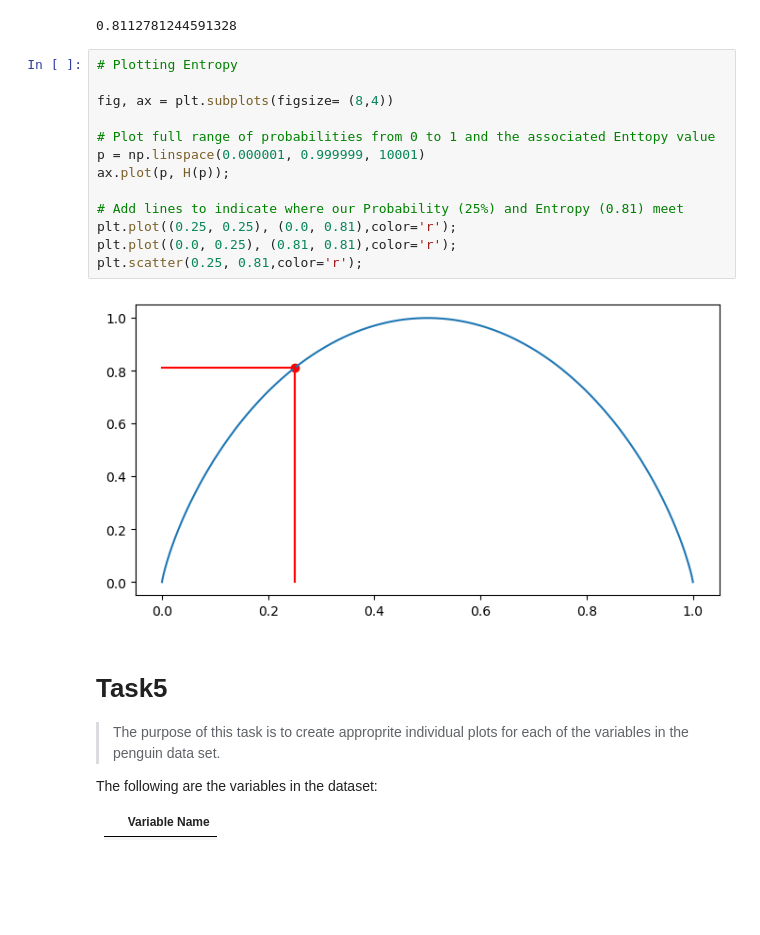
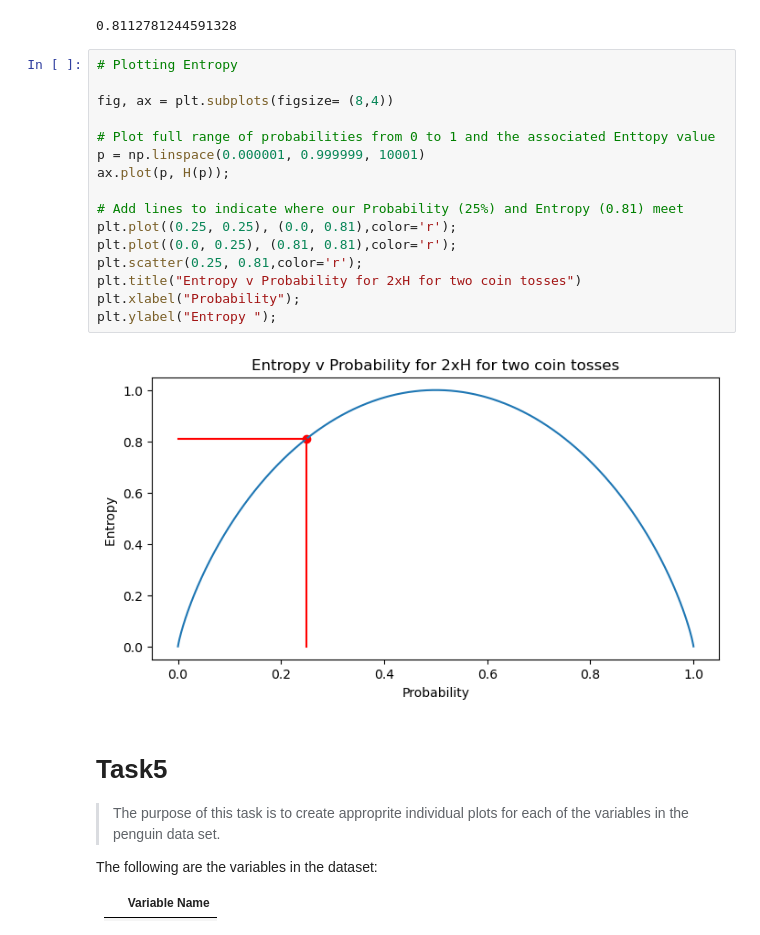
Before and after one commit to PeeBs68/fund_da, a Jupyter notebook: tasks.ipynb, the cells around one changed output. Saved outputs shown, nothing was run; the diff lists cells and outputs as text; blank space fills up the shorter version.

Commit message:
Adding title and lables for Task4 Plot

```diff
--- a/tasks.ipynb
+++ b/tasks.ipynb
@@ -479,18 +479,21 @@ H(0.25)
 # %%
 # Plotting Entropy
 
 fig, ax = plt.subplots(figsize= (8,4))
 
 # Plot full range of probabilities from 0 to 1 and the associated Enttopy value
 p = np.linspace(0.000001, 0.999999, 10001)
 ax.plot(p, H(p));
 
 # Add lines to indicate where our Probability (25%) and Entropy (0.81) meet
 plt.plot((0.25, 0.25), (0.0, 0.81),color='r');
 plt.plot((0.0, 0.25), (0.81, 0.81),color='r');
 plt.scatter(0.25, 0.81,color='r');
+plt.title("Entropy v Probability for 2xH for two coin tosses")
+plt.xlabel("Probability");
+plt.ylabel("Entropy ");
 # %% [output]
-[figure, old version]
+[figure, new version]
 # %% [markdown]
 # Task5
 
```
Also changed, not shown: parts of 4 cells of this notebook.
